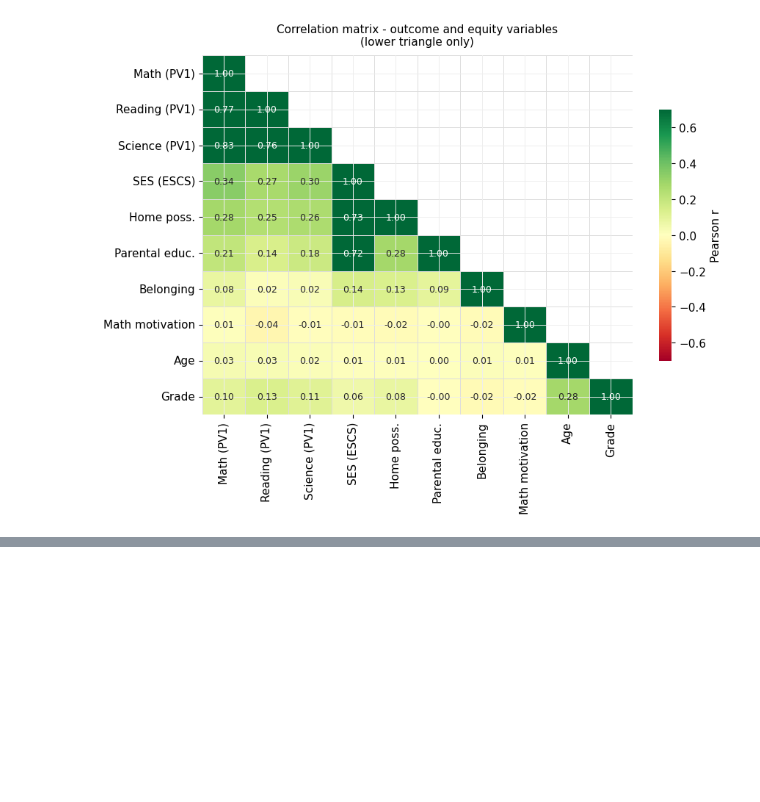
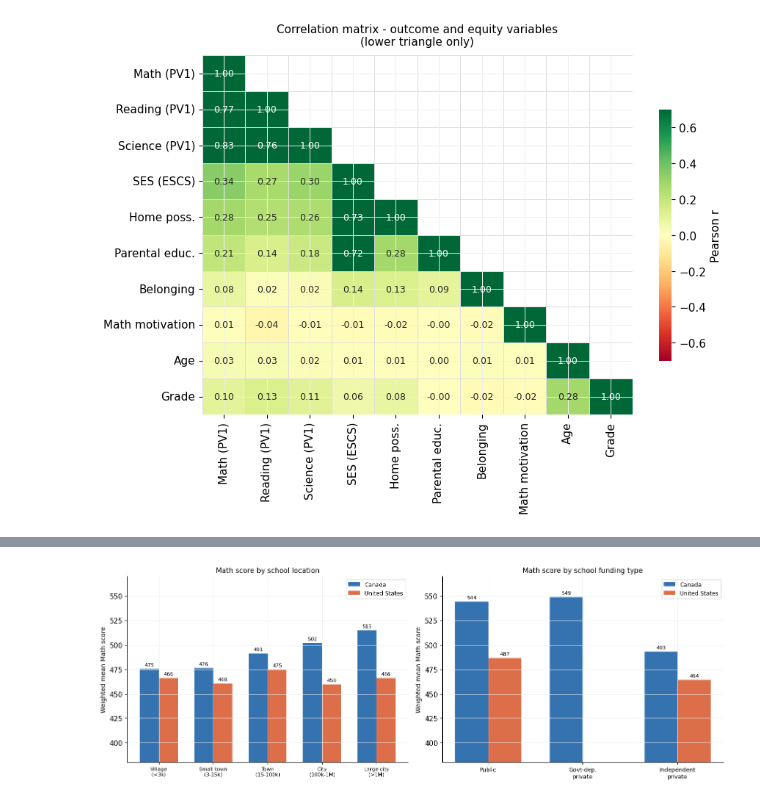
Before and after one commit to apoorva43/ETS_Smart_Dashboard, a Jupyter notebook: notebooks/equity_analysis.ipynb, the cells around one changed output, grey strips where cells are left out. Saved outputs shown, nothing was run; the diff lists cells and outputs as text; code cells hidden in the pictures; blank space fills up the shorter version.

Commit message:
feat(notebook): add school context and summary table

```diff
--- a/notebooks/equity_analysis.ipynb
+++ b/notebooks/equity_analysis.ipynb
@@ -651,0 +695,68 @@ plt.show()
+# %%
+LOC_SHORT = {
+    1.0: "Village\n(<3k)",
+    2.0: "Small town\n(3-15k)",
+    3.0: "Town\n(15-100k)",
+    4.0: "City\n(100k-1M)",
+    5.0: "Large city\n(>1M)",
+}
+
+df_loc = df.dropna(subset=["SC001Q01TA"]).copy()
+
+fig, axes = plt.subplots(1, 2, figsize=(14, 5))
+
+# Left: mean math score by location, both countries
+ax    = axes[0]
+x     = np.arange(len(LOC_SHORT))
+width = 0.35
+
+for i, cnt in enumerate(COUNTRIES):
+    means = []
+    for code in LOC_SHORT:
+        sub = df_loc[(df_loc["SC001Q01TA"] == code) & (df_loc["CNT"] == cnt)]
+        means.append(
+            weighted_mean_pv(sub, "MATH")
+            if len(sub) >= MIN_GROUP_N else np.nan
+        )
+    bars = ax.bar(x + i * width, means, width,
+                  label=CNT_LABELS[cnt], color=COLORS[cnt], alpha=0.88)
+    ax.bar_label(bars, fmt="%.0f", padding=3, fontsize=8)
+
+ax.set_xticks(x + width / 2)
+ax.set_xticklabels(list(LOC_SHORT.values()), fontsize=8)
+ax.set_ylim(380, 570)
+ax.set_ylabel("Weighted mean Math score", fontsize=10)
+ax.set_title("Math score by school location",
+             fontsize=11, fontweight="500")
+ax.legend(fontsize=9)
+
+# Right: score by school funding type
+TYPE_SHORT = {1: "Public", 2: "Govt-dep.\nprivate", 3: "Independent\nprivate"}
+df_typ     = df.dropna(subset=["SCHLTYPE"]).copy()
+ax         = axes[1]
+x          = np.arange(len(TYPE_SHORT))
+
+for i, cnt in enumerate(COUNTRIES):
+    means = []
+    for code in TYPE_SHORT:
+        sub = df_typ[(df_typ["SCHLTYPE"] == code) & (df_typ["CNT"] == cnt)]
+        means.append(
+            weighted_mean_pv(sub, "MATH")
+            if len(sub) >= MIN_GROUP_N else np.nan
+        )
+    bars = ax.bar(x + i * width, means, width,
+                  label=CNT_LABELS[cnt], color=COLORS[cnt], alpha=0.88)
+    ax.bar_label(bars, fmt="%.0f", padding=3, fontsize=8)
+
+ax.set_xticks(x + width / 2)
+ax.set_xticklabels(list(TYPE_SHORT.values()), fontsize=9)
+ax.set_ylim(380, 570)
+ax.set_ylabel("Weighted mean Math score", fontsize=10)
+ax.set_title("Math score by school funding type",
+             fontsize=11, fontweight="500")
+ax.legend(fontsize=9)
+
+plt.tight_layout()
+plt.show()
+# %% [output]
+[figure, added]
```
Also changed, not shown: parts of 17 cells of this notebook.
